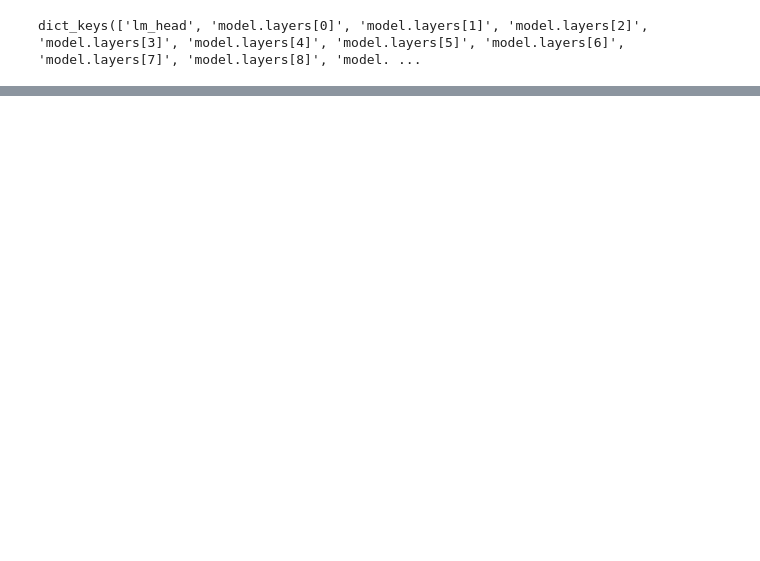
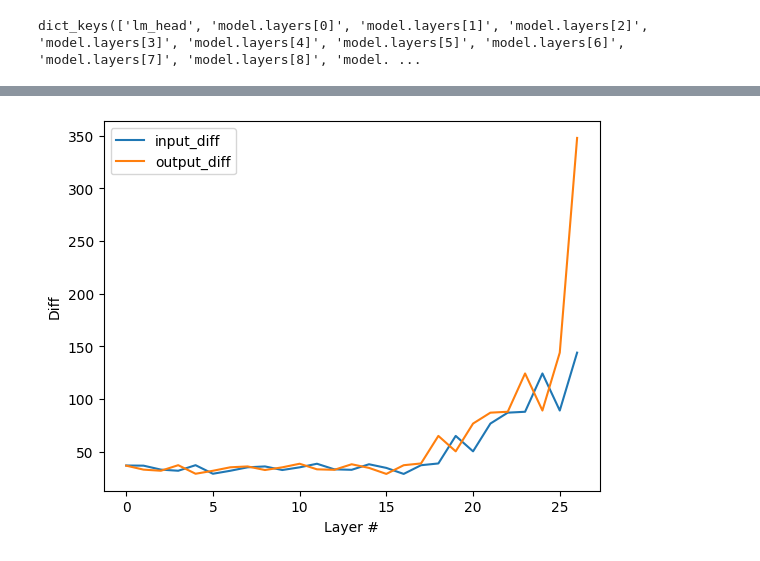
Before and after one commit to caoyang-sufe/easyllm, a Jupyter notebook: jupyter/trl-peft-result-analysis.ipynb, the cells around one changed output, grey strips where cells are left out. Saved outputs shown, nothing was run; the diff lists cells and outputs as text; code cells hidden in the pictures; blank space fills up the shorter version.

```diff
--- a/jupyter/trl-peft-result-analysis.ipynb
+++ b/jupyter/trl-peft-result-analysis.ipynb
@@ -164,0 +172,25 @@ for i in range(n_layers - 1):
+# %%
+hook_data_path = r"./results/strawberry-X-3/fhook+DeepSeek-R1-Distill-Qwen-1.5B+True-0.pt"
+hook_data = torch.load(hook_data_path)
+layer_id = 3
+n_layers = 28
+module_name_formatter = "model.layers[{}]"
+input_diffs, output_diffs = [], []
+x = list(range(n_layers - 1))
+for i in range(n_layers - 1):
+    input_1 = hook_data[layer_id][module_name_formatter.format(i)]["input"][0][0]
+    input_2 = hook_data[layer_id][module_name_formatter.format(i + 1)]["input"][0][0]
+    output_1 = hook_data[layer_id][module_name_formatter.format(i)]["output"][0][0]
+    output_2 = hook_data[layer_id][module_name_formatter.format(i + 1)]["output"][0][0]
+    input_diff = torch.norm(input_1 - input_2, p="fro").item()
+    output_diff = torch.norm(output_1 - output_2, p="fro").item()
+    input_diffs.append(input_diff)
+    output_diffs.append(output_diff)
+
+plt.plot(x, input_diffs, label="input_diff")
+plt.plot(x, output_diffs, label="output_diff")
+plt.legend(), plt.xlabel("Layer #"), plt.ylabel("Diff")
+plt.show()
+plt.close()
+# %% [output]
+[figure, added]
```
Also changed, not shown: parts of 5 cells of this notebook, 1 other file.
